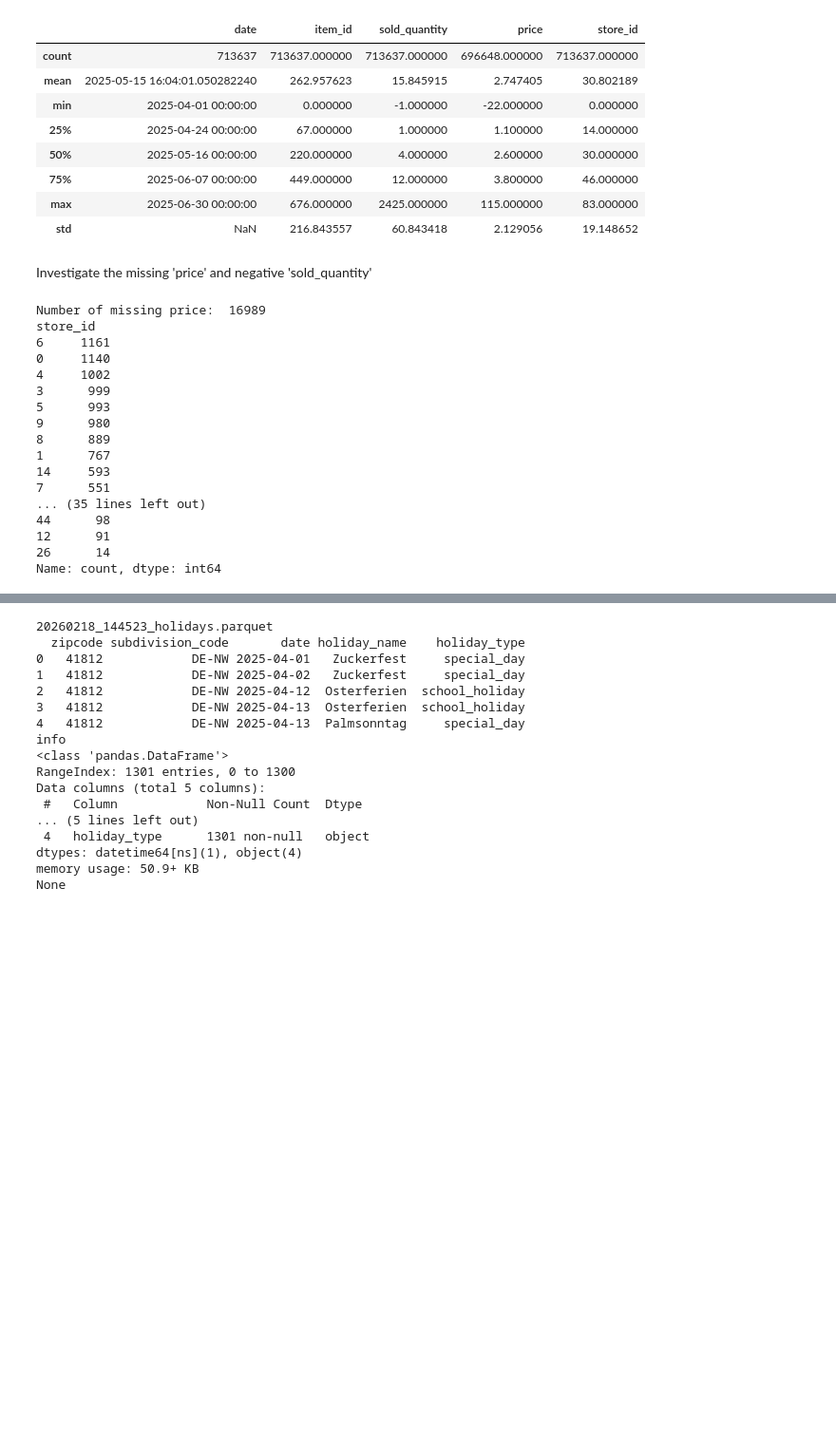
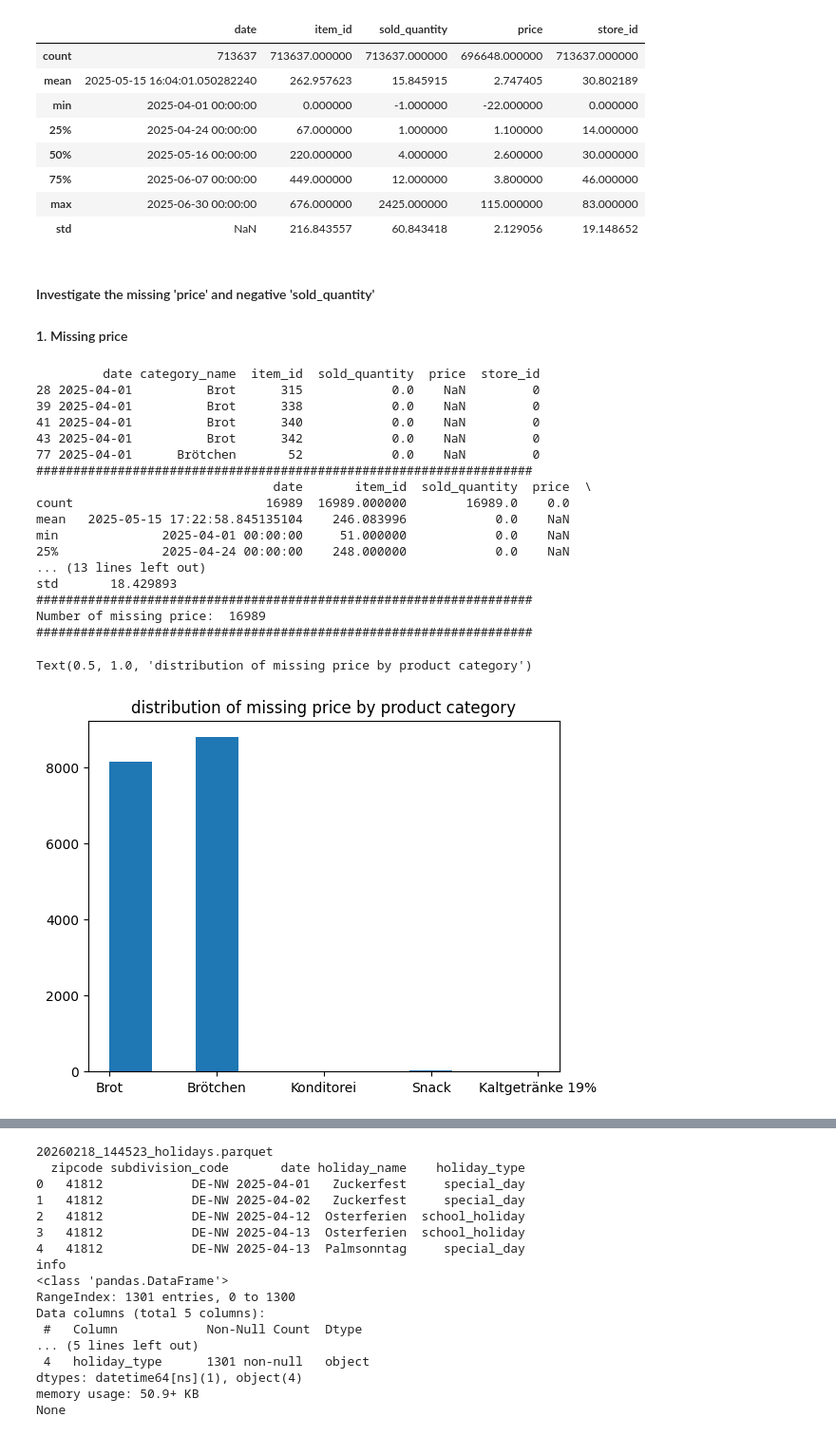
Before and after one commit to shuting-fish/food_prediction, a Jupyter notebook: food_prediction.ipynb, the cells around one changed output, grey strips where cells are left out. Shown at 95% size. Saved outputs shown, nothing was run; the diff lists cells and outputs as text; code cells hidden in the pictures; blank space fills up the shorter version.

```diff
--- a/food_prediction.ipynb
+++ b/food_prediction.ipynb
@@ -46,27 +47,38 @@ sales.describe()
 | max | 2025-06-30 00:00:00 | 676.000000 | 2425.000000 | 115.000000 | 83.000000 |
 | std | NaN | 216.843557 | 60.843418 | 2.129056 | 19.148652 |
 # %% [markdown]
-Investigate the missing 'price' and negative 'sold_quantity'
+
+
+#### Investigate the missing 'price' and negative 'sold_quantity'
+#### 1. Missing price
 # %%
 missing_price = sales[sales['price'].isna()]
-#print(missing_price.head())
+print(missing_price.head())
+print('###################################################################')
+print(missing_price.describe())
+print('###################################################################')
 print('Number of missing price: ', len(missing_price))
-print(missing_price['store_id'].value_counts())
+print('###################################################################')
+#print(missing_price['store_id'].value_counts())
+plt.hist(missing_price['category_name'])
+plt.title('distribution of missing price by product category')
 # %% [output]
+         date category_name  item_id  sold_quantity  price  store_id
+28 2025-04-01          Brot      315            0.0    NaN         0
+39 2025-04-01          Brot      338            0.0    NaN         0
+41 2025-04-01          Brot      340            0.0    NaN         0
+43 2025-04-01          Brot      342            0.0    NaN         0
+77 2025-04-01      Brötchen       52            0.0    NaN         0
+###################################################################
+                                date       item_id  sold_quantity  price  \
+count                          16989  16989.000000        16989.0    0.0
+mean   2025-05-15 17:22:58.845135104    246.083996            0.0    NaN
+min              2025-04-01 00:00:00     51.000000            0.0    NaN
+25%              2025-04-24 00:00:00    248.000000            0.0    NaN
+... (13 lines left out)
+std       18.429893
+###################################################################
 Number of missing price:  16989
-store_id
-6     1161
-0     1140
-4     1002
-3      999
-5      993
-9      980
-8      889
-1      767
-14     593
-7      551
-... (35 lines left out)
-44      98
-12      91
-26      14
-Name: count, dtype: int64
+###################################################################
+Text(0.5, 1.0, 'distribution of missing price by product category')
+[figure, added]
```
Also changed, not shown: parts of 12 cells of this notebook.
